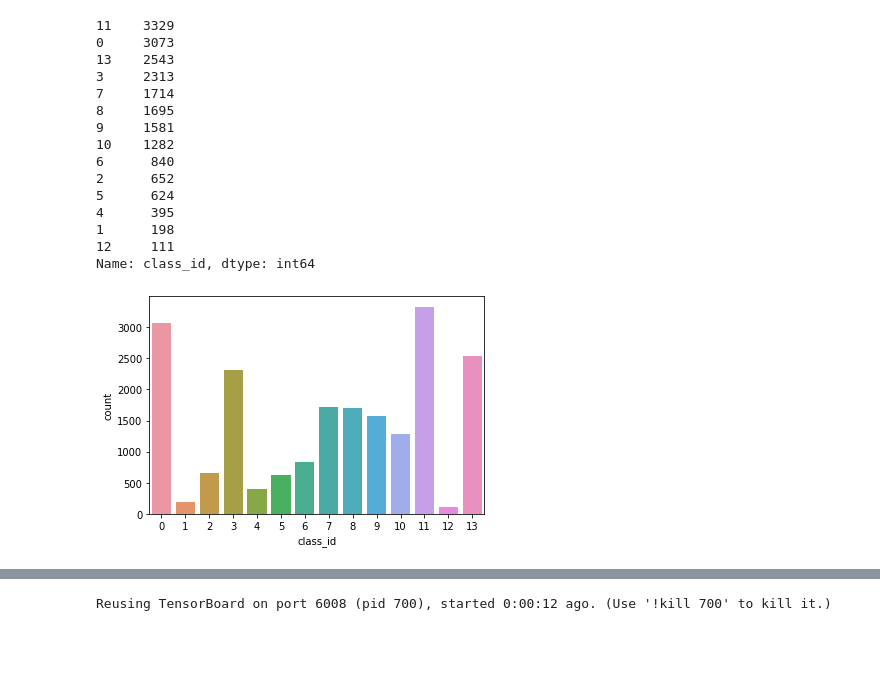
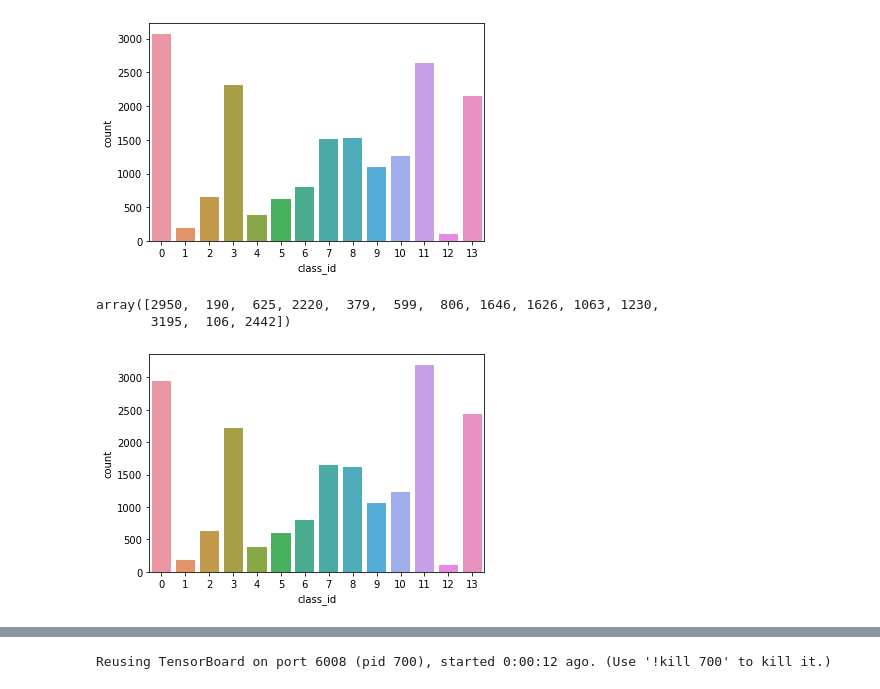
Before and after one commit to skull8888888/xray, a Jupyter notebook: convert.ipynb, the cells around one changed output, grey strips where cells are left out. Saved outputs shown, nothing was run; the diff lists cells and outputs as text; code cells hidden in the pictures; blank space fills up the shorter version.

```diff
--- a/convert.ipynb
+++ b/convert.ipynb
@@ -317,24 +360,24 @@ find_bad_images(full_df, 'bad.csv')
 # %%
-dedub = pd.read_csv('5_fold_dedub_abnormal_org_size.csv')
+dedub = pd.read_csv('no_lesion.csv')
 ax = sns.countplot(x="class_id",data=dedub)
-dedub.class_id.value_counts()
+# dedub.class_id.value_counts()
 # %% [output]
-11    3329
-0     3073
-13    2543
-3     2313
-7     1714
-8     1695
-9     1581
-10    1282
-6      840
-2      652
-5      624
-4      395
-1      198
-12     111
-Name: class_id, dtype: int64
-[figure, old version]
+[figure, new version]
+# %%
+dedub = pd.read_csv('5_fold_multi.csv')
+ax = sns.countplot(x="class_id",data=dedub)
+d = dict(dedub.class_id.value_counts())
+
+freq = np.zeros(14)
+
+for k, v in d.items():
+    freq[k] = v
+
+freq.astype(int)
+# %% [output]
+array([2950,  190,  625, 2220,  379,  599,  806, 1646, 1626, 1063, 1230,
+       3195,  106, 2442])
+[figure, added]
 # %%
 def generate_data_json(df, output_file):
 
```
Also changed, not shown: parts of 8 cells of this notebook, 11 other files.
